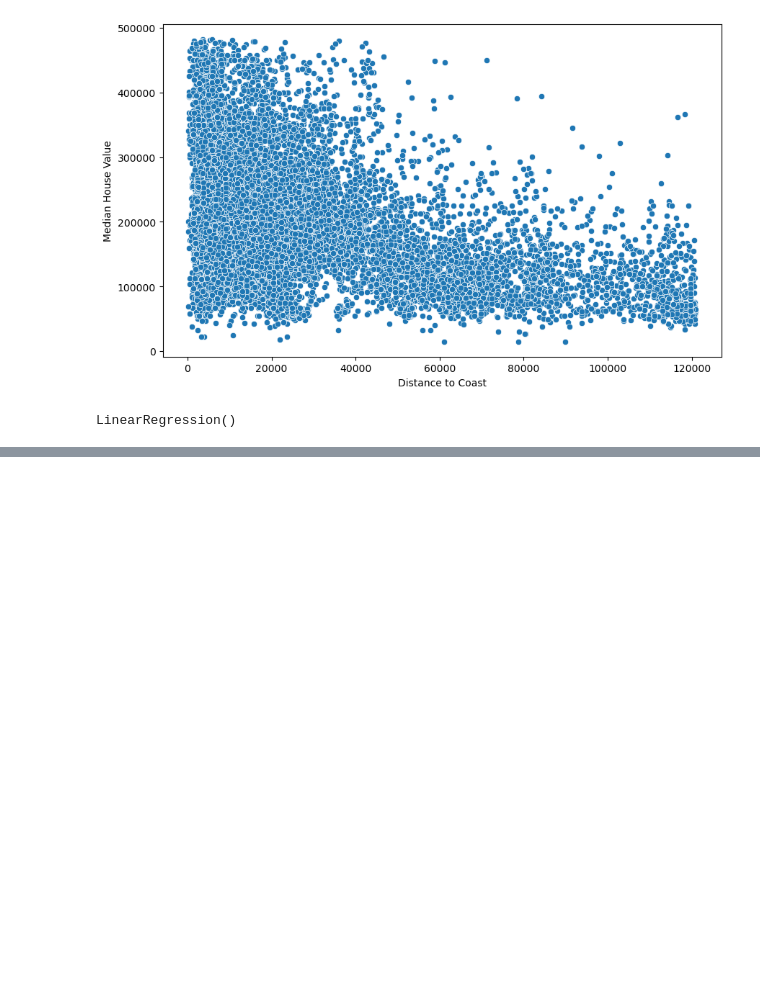
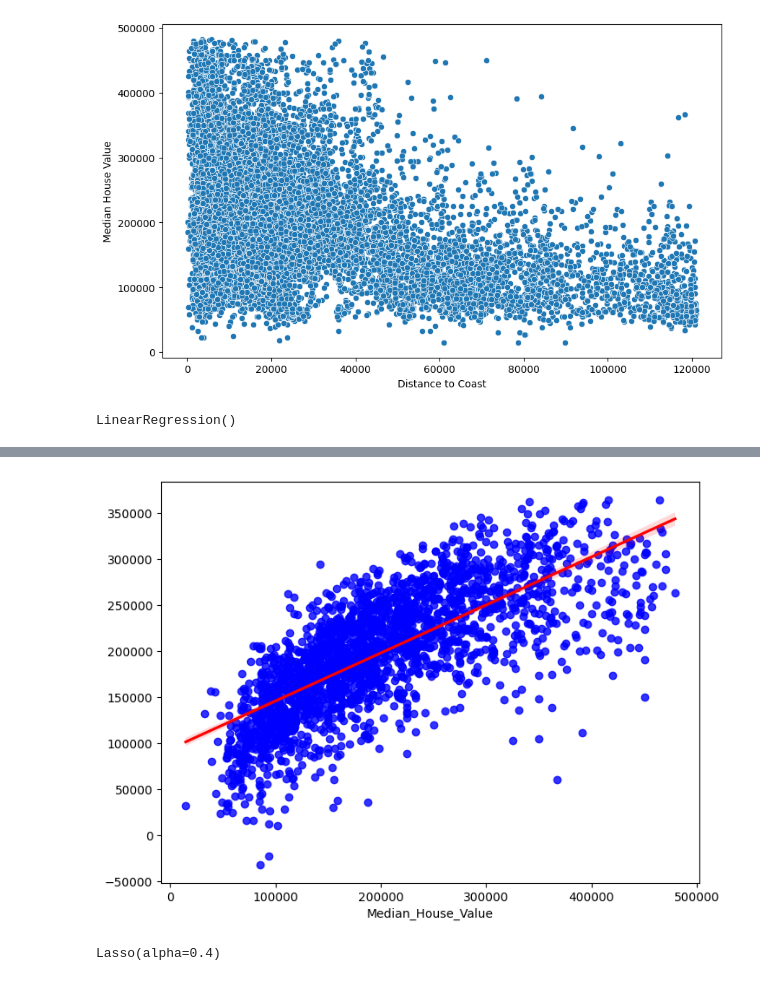
Before and after one commit to Mazen-Elsayed/Machine-Learning-Regression-and-Classfication-, a Jupyter notebook: lab1_regression.ipynb, the cells around one changed output, grey strips where cells are left out. Saved outputs shown, nothing was run; the diff lists cells and outputs as text; code cells hidden in the pictures; blank space fills up the shorter version.

```diff
--- a/lab1_regression.ipynb
+++ b/lab1_regression.ipynb
@@ -255,0 +382,11 @@ R2 score Ridge:  0.6111125766528231
+# %%
+plt.figure(figsize=(8, 6))
+sns.regplot(x=y_test, y=y_pred_lr, scatter_kws={'color': 'blue'}, line_kws={'color': 'red'})
+plt.show()
+# %% [output]
+[figure, added]
+# %%
+lasso = Lasso(alpha=0.4)
+lasso.fit(X_train_scaled, y_train)
+# %% [output]
+Lasso(alpha=0.4)
```
Also changed, not shown: parts of 43 cells of this notebook.
